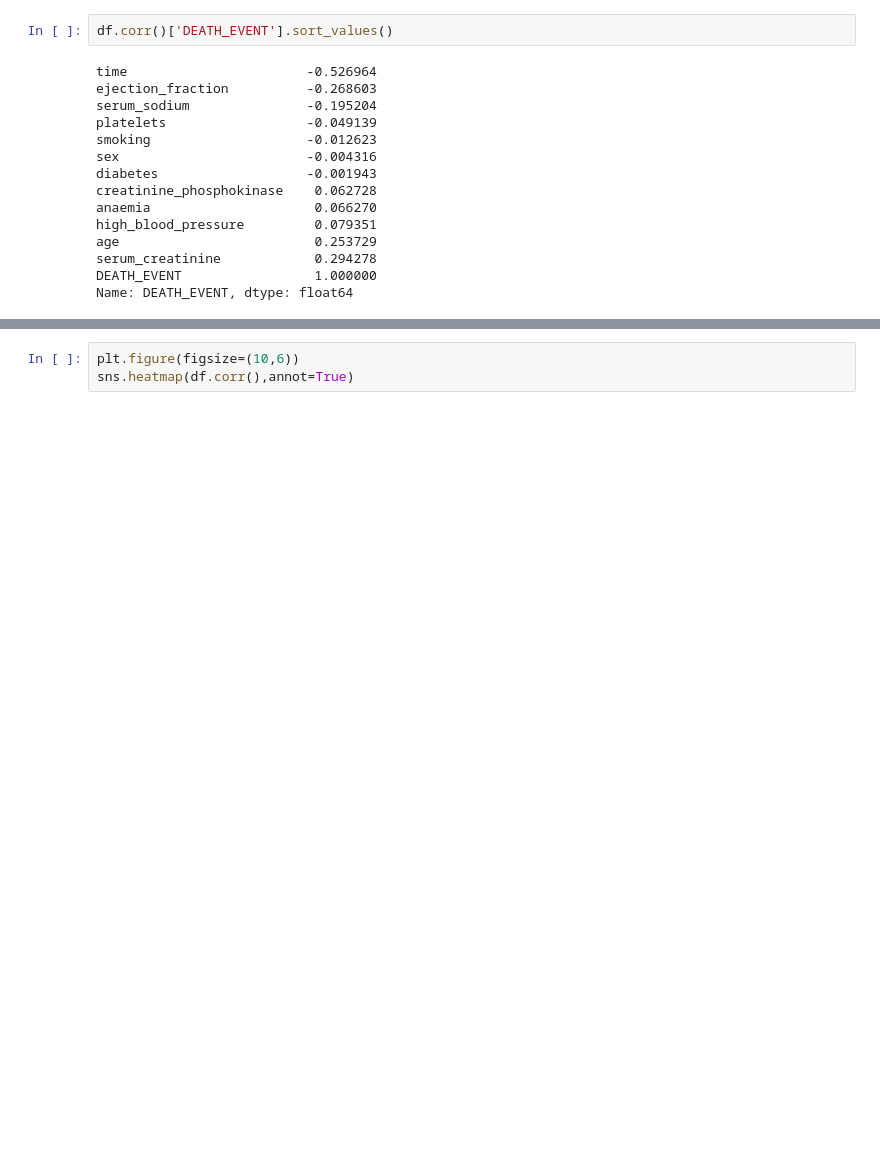
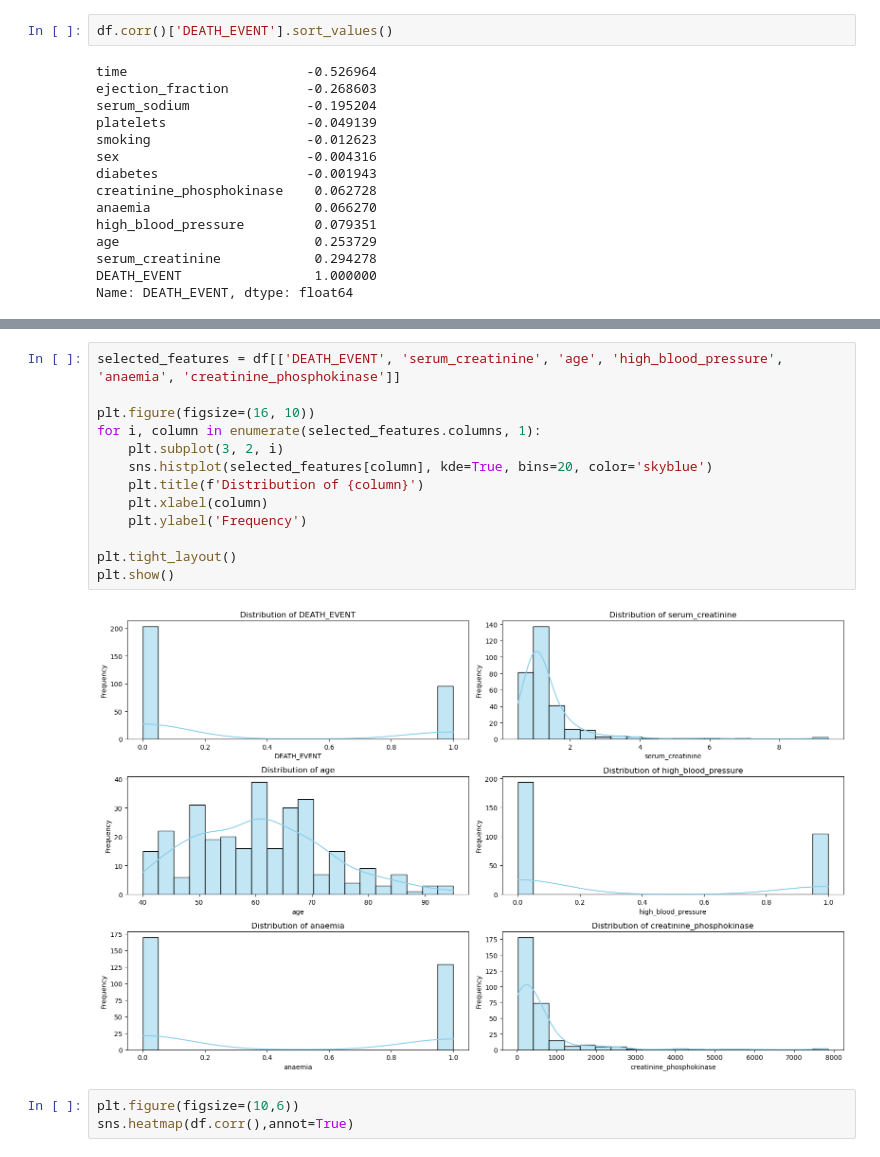
Before and after one commit to longnh00/Introduction-to-Machine-Learning_Final-Exam, a Jupyter notebook: Task 1_2.ipynb, the cells around one changed output, grey strips where cells are left out. Cells and saved outputs as stored; diff of their text form; blank space fills up the shorter version.

```diff
--- a/Task 1_2.ipynb
+++ b/Task 1_2.ipynb
@@ -97,3 +137,18 @@ Name: DEATH_EVENT, dtype: float64
+# %%
+selected_features = df[['DEATH_EVENT', 'serum_creatinine', 'age', 'high_blood_pressure', 'anaemia', 'creatinine_phosphokinase']]
+
+plt.figure(figsize=(16, 10))
+for i, column in enumerate(selected_features.columns, 1):
+    plt.subplot(3, 2, i)
+    sns.histplot(selected_features[column], kde=True, bins=20, color='skyblue')
+    plt.title(f'Distribution of {column}')
+    plt.xlabel(column)
+    plt.ylabel('Frequency')
+
+plt.tight_layout()
+plt.show()
+# %% [output]
+[figure, added]
 # %%
 plt.figure(figsize=(10,6))
 sns.heatmap(df.corr(),annot=True)
```
Also changed, not shown: parts of 11 cells of this notebook.
